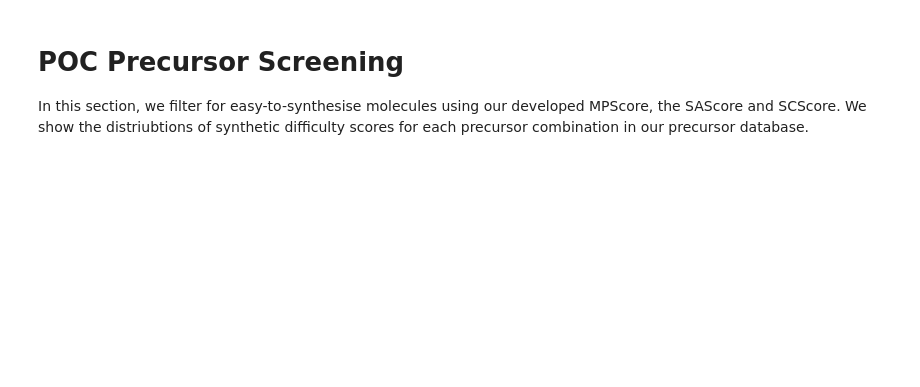
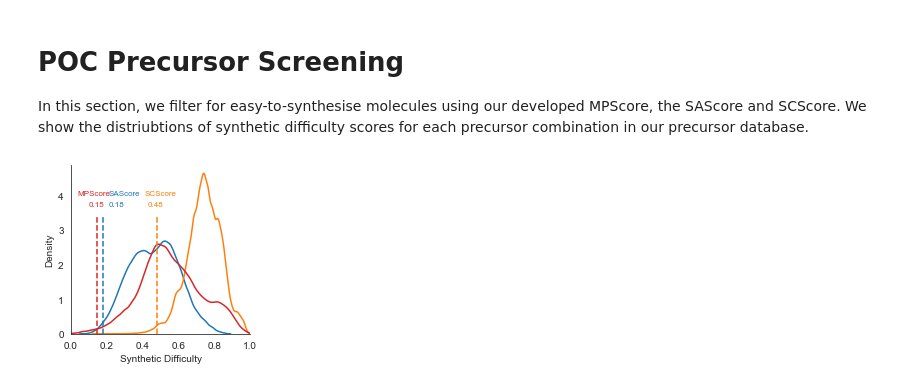
Before and after one commit to stevenkbennett/synthetic_accessibility_project, a Jupyter notebook: notebooks/database_analysis.ipynb, the cells around one changed output. Drawn from its saved outputs; the diff is of its cells as text; code cells hidden in the pictures; blank space fills up the shorter version.

Commit message:
Updated data

```diff
--- a/notebooks/database_analysis.ipynb
+++ b/notebooks/database_analysis.ipynb
@@ -250,33 +254,36 @@ def plot_figure6():
         combinations["sascore_combination"].append(sum(r["sascore"] for r in bbs)/2)
         combinations["scscore_combination"].append(sum(r["scscore"] for r in bbs)/2)
         combinations["rfmodel_fulldataset_combination"].append(sum(r["rfmodel_fulldataset"] for r in bbs)/2)
+    df_combinations = pd.DataFrame(combinations)
     sns.set_style('white')
     palette = sns.color_palette()
     fig, ax = plt.subplots(1, figsize=(6.43420506434205/2, 3.1))
     sns.kdeplot(data=df_combinations, x='sascore_combination', ax=ax, color=palette[0])
     sns.kdeplot(data=df_combinations, x='scscore_combination', ax=ax, color=palette[1])
     sns.kdeplot(data=df_combinations, x='rfmodel_fulldataset_combination', ax=ax, color=palette[3])
     sns.despine()
     ax.set_xlabel('Synthetic Difficulty', fontsize='medium')
     ax.set_ylabel('Density', fontsize='medium')
     ax.axvline(df_combinations['sascore_combination'].quantile(0.01), 0, 0.7, color=palette[0], linestyle ="--")
     ax.text(df_combinations['sascore_combination'].quantile(0.01)+0.033, 3.7, f"{round(df_combinations['sascore_combination'].quantile(0.01), 2)}", color=palette[0], fontsize=8)
     ax.text(df_combinations['sascore_combination'].quantile(0.01)+0.03, 4, "SAScore", color=palette[0], fontsize=8)
 
     # ax.arrow(df_combinations['sascore_combination'].quantile(0.01), 4.45, -df_combinations['sascore_combination'].quantile(0.01), 0, color=palette[0], shape='full', head_width=0.25, head_length=0.03, length_includes_head=True)
     ax.axvline(df_combinations['scscore_combination'].quantile(0.01), 0, 0.7, color=palette[1], linestyle ="--")
     ax.text(df_combinations['scscore_combination'].quantile(0.01)-0.05, 3.7, f"{round(df_combinations['scscore_combination'].quantile(0.01), 2)}", color=palette[1], fontsize=8)
     ax.text(df_combinations['scscore_combination'].quantile(0.01)-0.07, 4, "SCScore", color=palette[1], fontsize=8)
 
     # ax.arrow(1, 4.75, -df_combinations['scscore_combination'].quantile(0.01), 0, color=palette[1], shape='full', head_width=0.25, head_length=0.03, length_includes_head=True)
     ax.axvline(df_combinations['rfmodel_fulldataset_combination'].quantile(0.01), 0, 0.7, color=palette[3], linestyle ="--")
     ax.text(df_combinations['rfmodel_fulldataset_combination'].quantile(0.01)-0.05, 3.7, f"{round(df_combinations['rfmodel_fulldataset_combination'].quantile(0.01), 2)}", color=palette[3], fontsize=8)
     ax.text(df_combinations['rfmodel_fulldataset_combination'].quantile(0.01)-0.11, 4, "MPScore", color=palette[3], fontsize=8)
     ax.tick_params(labelsize='medium')
     # ax.arrow(df_combinations['rfmodel_fulldataset_combination'].quantile(0.01), 4.15, -df_combinations['rfmodel_fulldataset_combination'].quantile(0.01), 0, color=palette[3], shape='full', head_width=0.25, head_length=0.03, length_includes_head=True)
     ax.set_xlim(0, 1.0)
     return fig, ax
 df_combinations = plot_figure6()
+# %% [output]
+[figure, added]
 # %%
 def get_precursor_combinations():
     # Loading Reaxys data
```
Also changed, not shown: parts of 7 cells of this notebook, 4 other files.
